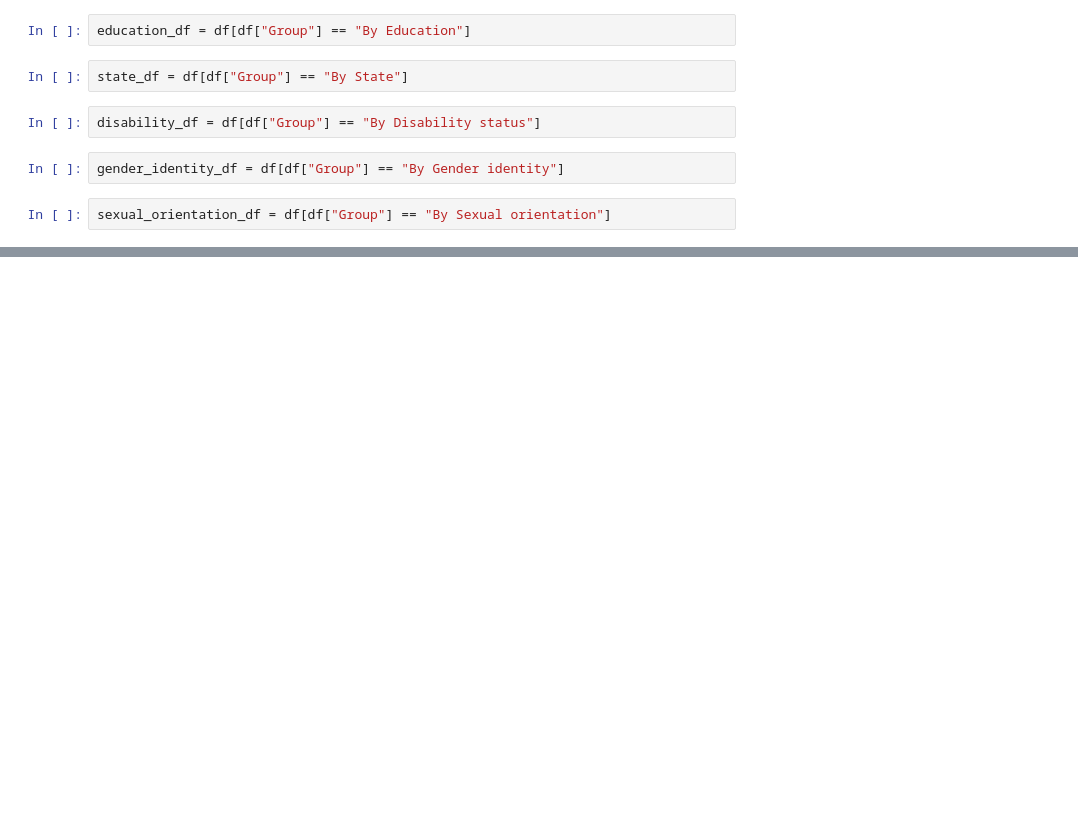
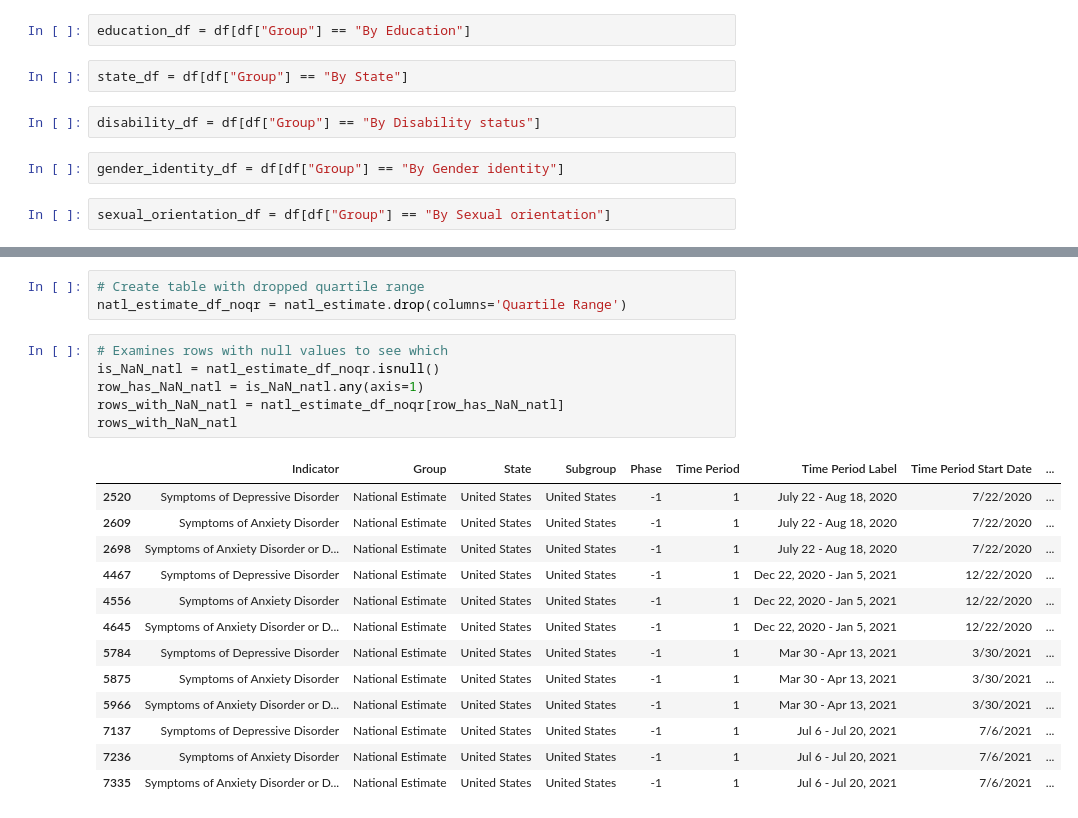
Before and after one commit to NoahToomeyBC/project-vu, a Jupyter notebook: main.ipynb, the cells around one changed output, grey strips where cells are left out. Cells and saved outputs as stored; diff of their text form; blank space fills up the shorter version.

Commit message:
Examined data waiting on input from team

```diff
--- a/main.ipynb
+++ b/main.ipynb
@@ -55,0 +155,23 @@ sexual_orientation_df = df[df["Group"] == "By Sexual orientation"]
+# %%
+# Create table with dropped quartile range
+natl_estimate_df_noqr = natl_estimate.drop(columns='Quartile Range')
+# %%
+# Examines rows with null values to see which
+is_NaN_natl = natl_estimate_df_noqr.isnull()
+row_has_NaN_natl = is_NaN_natl.any(axis=1)
+rows_with_NaN_natl = natl_estimate_df_noqr[row_has_NaN_natl]
+rows_with_NaN_natl
+# %% [output]
+|  | Indicator | Group | State | Subgroup | Phase | Time Period | Time Period Label | Time Period Start Date | ... |
+| 2520 | Symptoms of Depressive Disorder | National Estimate | United States | United States | -1 | 1 | July 22 - Aug 18, 2020 | 7/22/2020 | ... |
+| 2609 | Symptoms of Anxiety Disorder | National Estimate | United States | United States | -1 | 1 | July 22 - Aug 18, 2020 | 7/22/2020 | ... |
+| 2698 | Symptoms of Anxiety Disorder or D... | National Estimate | United States | United States | -1 | 1 | July 22 - Aug 18, 2020 | 7/22/2020 | ... |
+| 4467 | Symptoms of Depressive Disorder | National Estimate | United States | United States | -1 | 1 | Dec 22, 2020 - Jan 5, 2021 | 12/22/2020 | ... |
+| 4556 | Symptoms of Anxiety Disorder | National Estimate | United States | United States | -1 | 1 | Dec 22, 2020 - Jan 5, 2021 | 12/22/2020 | ... |
+| 4645 | Symptoms of Anxiety Disorder or D... | National Estimate | United States | United States | -1 | 1 | Dec 22, 2020 - Jan 5, 2021 | 12/22/2020 | ... |
+| 5784 | Symptoms of Depressive Disorder | National Estimate | United States | United States | -1 | 1 | Mar 30 - Apr 13, 2021 | 3/30/2021 | ... |
+| 5875 | Symptoms of Anxiety Disorder | National Estimate | United States | United States | -1 | 1 | Mar 30 - Apr 13, 2021 | 3/30/2021 | ... |
+| 5966 | Symptoms of Anxiety Disorder or D... | National Estimate | United States | United States | -1 | 1 | Mar 30 - Apr 13, 2021 | 3/30/2021 | ... |
+| 7137 | Symptoms of Depressive Disorder | National Estimate | United States | United States | -1 | 1 | Jul 6 - Jul 20, 2021 | 7/6/2021 | ... |
+| 7236 | Symptoms of Anxiety Disorder | National Estimate | United States | United States | -1 | 1 | Jul 6 - Jul 20, 2021 | 7/6/2021 | ... |
+| 7335 | Symptoms of Anxiety Disorder or D... | National Estimate | United States | United States | -1 | 1 | Jul 6 - Jul 20, 2021 | 7/6/2021 | ... |
```
Also changed, not shown: parts of 12 cells of this notebook, 1 other file.
